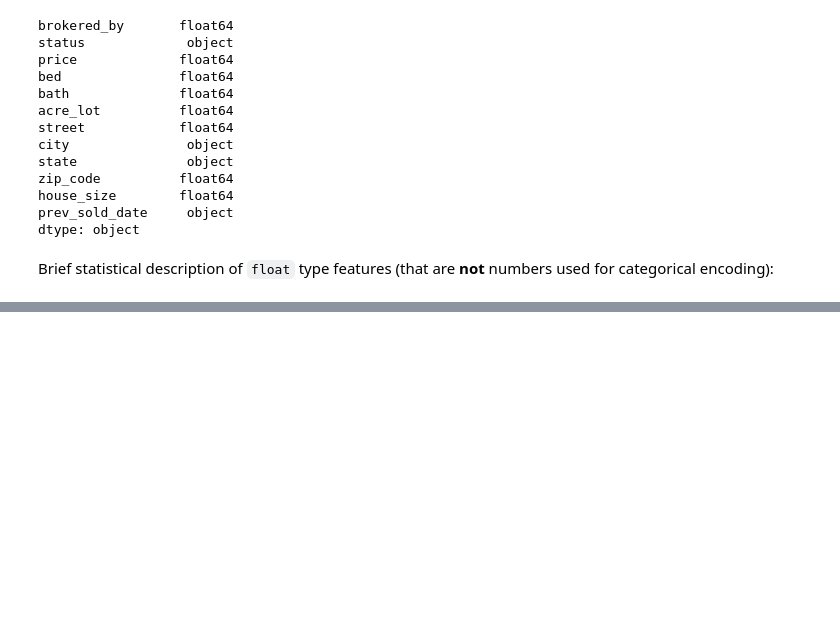
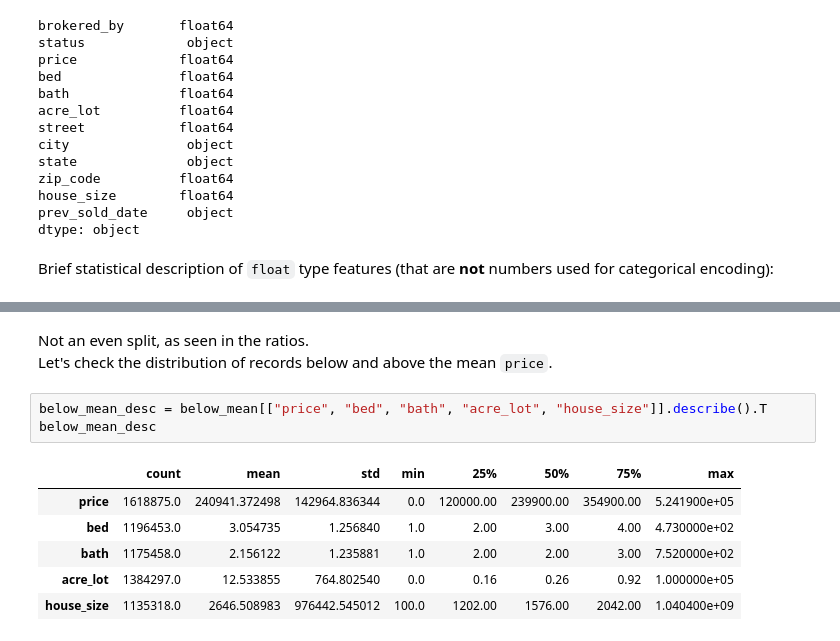
Before and after one commit to R3NZ3L/DATA103_FinalProject, a Jupyter notebook: FinalProject.ipynb, the cells around one changed output, grey strips where cells are left out. Cells and saved outputs as stored; diff of their text form; blank space fills up the shorter version.

````diff
--- a/FinalProject.ipynb
+++ b/FinalProject.ipynb
@@ -114,0 +117,13 @@ Name: count, dtype: int64
+# %% [markdown]
+Not an even split, as seen in the ratios. <br>
+Let's check the distribution of records below and above the mean ```price```.
+# %%
+below_mean_desc = below_mean[["price", "bed", "bath", "acre_lot", "house_size"]].describe().T
+below_mean_desc
+# %% [output]
+|  | count | mean | std | min | 25% | 50% | 75% | max |
+| price | 1618875.0 | 240941.372498 | 142964.836344 | 0.0 | 120000.00 | 239900.00 | 354900.00 | 5.241900e+05 |
+| bed | 1196453.0 | 3.054735 | 1.256840 | 1.0 | 2.00 | 3.00 | 4.00 | 4.730000e+02 |
+| bath | 1175458.0 | 2.156122 | 1.235881 | 1.0 | 2.00 | 2.00 | 3.00 | 7.520000e+02 |
+| acre_lot | 1384297.0 | 12.533855 | 764.802540 | 0.0 | 0.16 | 0.26 | 0.92 | 1.000000e+05 |
+| house_size | 1135318.0 | 2646.508983 | 976442.545012 | 100.0 | 1202.00 | 1576.00 | 2042.00 | 1.040400e+09 |
````
Also changed, not shown: parts of 11 cells of this notebook.
